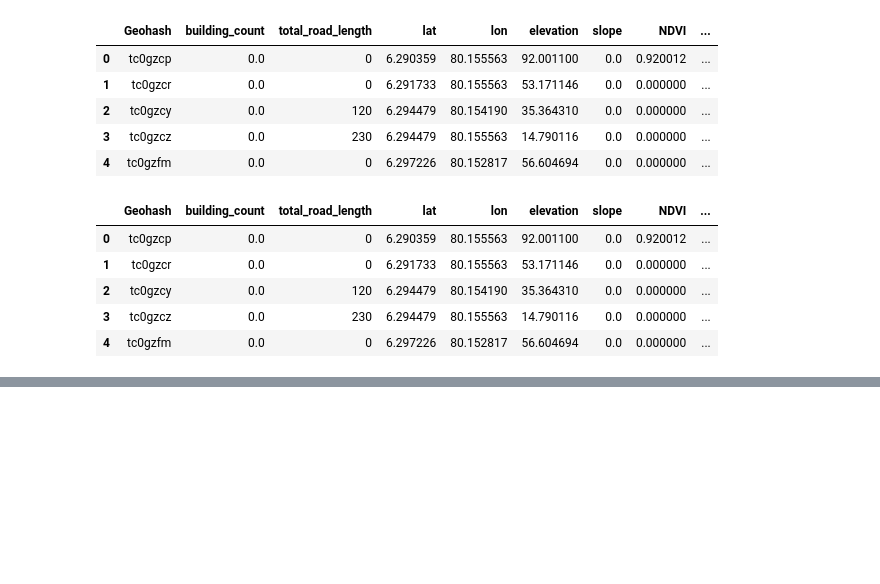
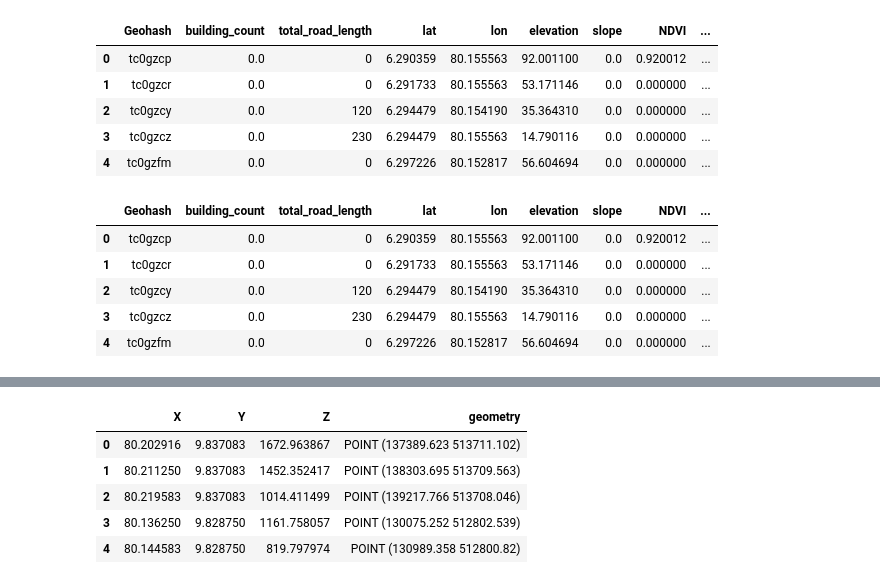
Before and after one commit to pabasara-samarakoon-4176/MDT_prediction, a Jupyter notebook: synthetic_generation_inverted.ipynb, the cells around one changed output, grey strips where cells are left out. Cells and saved outputs as stored; diff of their text form; code cells hidden in the pictures; blank space fills up the shorter version.

```diff
--- a/synthetic_generation_inverted.ipynb
+++ b/synthetic_generation_inverted.ipynb
@@ -603,0 +733,4 @@ df.head()
+# %%
+pop_filename = "/content/drive/MyDrive/Final_year_project/population/population_density.csv"
+df_pop = pd.read_csv(pop_filename)
+df_pop.head()
@@ -603,0 +760,10 @@ df.head()
+# %%
+gdf_pop = gpd.GeoDataFrame(df_pop, geometry=gpd.points_from_xy(df_pop.X, df_pop.Y), crs="EPSG:4326").to_crs("EPSG:5234")
+gdf_pop.head()
+# %% [output]
+|  | X | Y | Z | geometry |
+| 0 | 80.202916 | 9.837083 | 1672.963867 | POINT (137389.623 513711.102) |
+| 1 | 80.211250 | 9.837083 | 1452.352417 | POINT (138303.695 513709.563) |
+| 2 | 80.219583 | 9.837083 | 1014.411499 | POINT (139217.766 513708.046) |
+| 3 | 80.136250 | 9.828750 | 1161.758057 | POINT (130075.252 512802.539) |
+| 4 | 80.144583 | 9.828750 | 819.797974 | POINT (130989.358 512800.82) |
```
Also changed, not shown: parts of 43 cells of this notebook.
